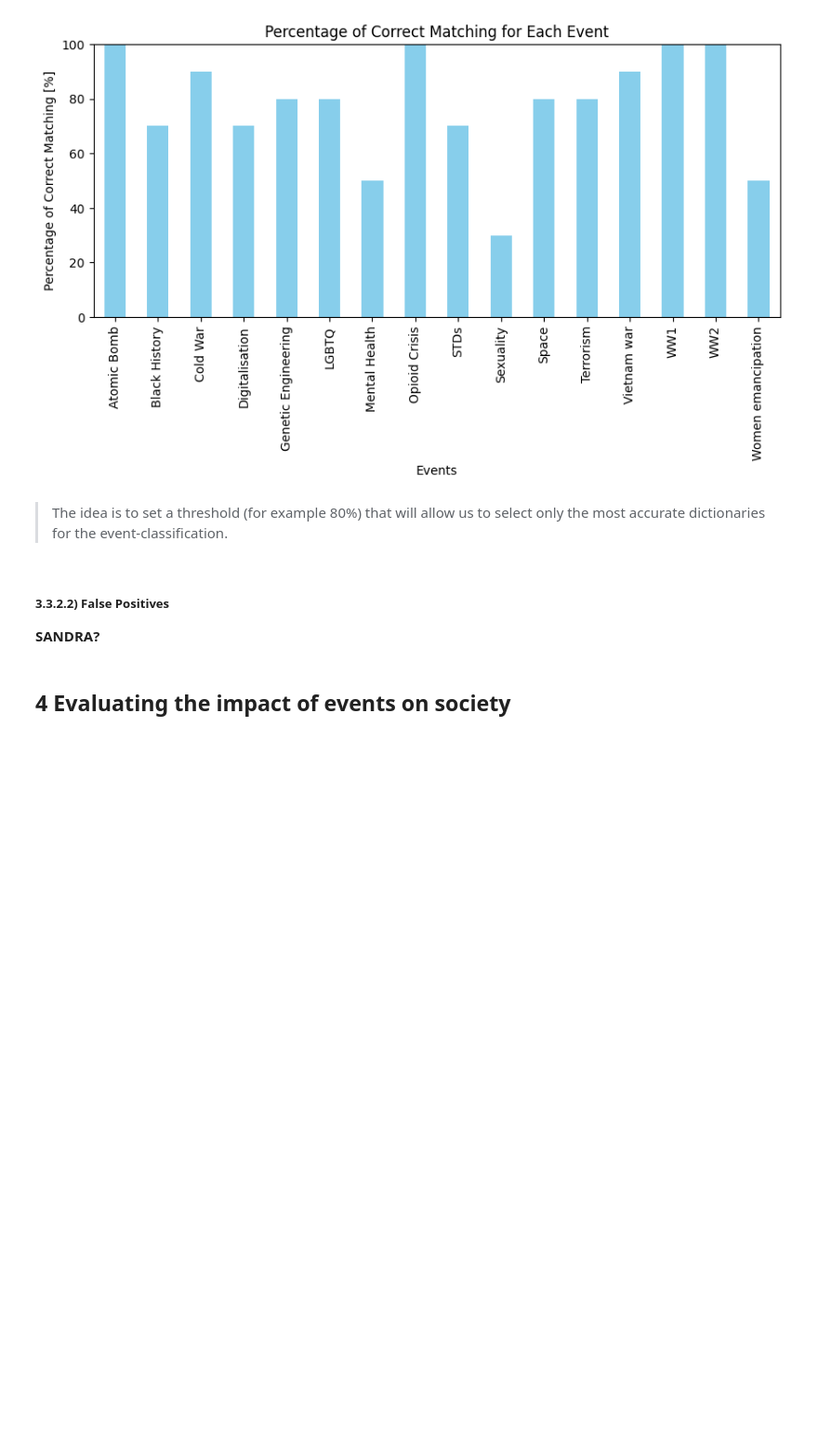
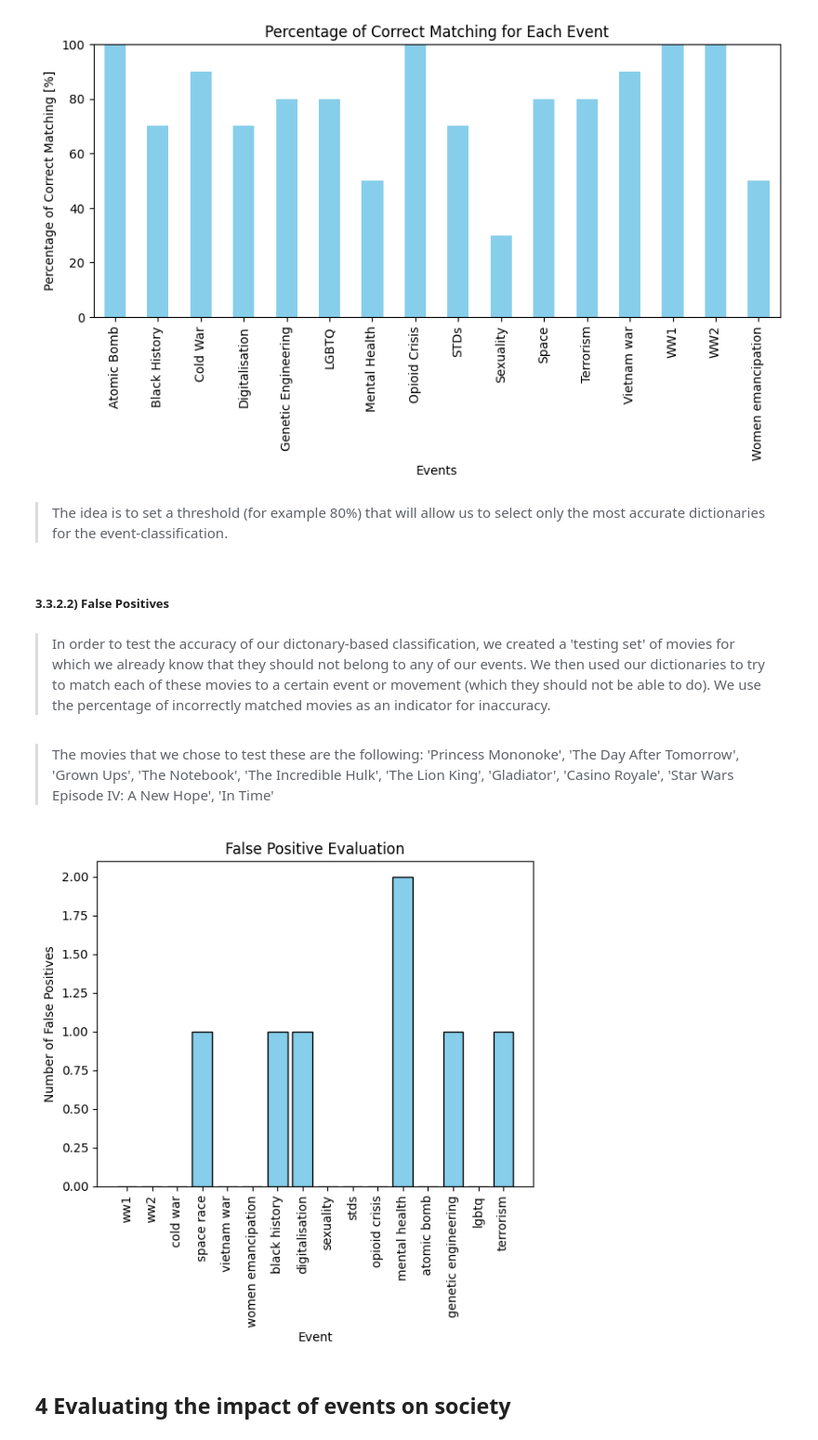
Before and after one commit to epfl-ada/ada-2023-project-onsecalme123, a Jupyter notebook: milestone2.ipynb, the cells around one changed output. Shown at 93% size. Drawn from its saved outputs; the diff is of its cells as text; code cells hidden in the pictures; blank space fills up the shorter version.

Commit message:
addition of tests for false positives, Sandra

```diff
--- a/milestone2.ipynb
+++ b/milestone2.ipynb
@@ -895,4 +895,8 @@ plt.show()
 >The idea is to set a threshold (for example 80%) that will allow us to select only the most accurate dictionaries for the event-classification.
 # %% [markdown]
 ##### 3.3.2.2) False Positives
-**SANDRA?**
+# %% [markdown]
+>In order to test the accuracy of our dictonary-based classification, we created a 'testing set' of movies for which we already know that they should not belong to any of our events. We then used our dictionaries to try to match each of these movies to a certain event or movement (which they should not be able to do). We use the percentage of incorrectly matched movies as an indicator for inaccuracy.
+# %% [markdown]
+> The movies that we chose to test these are the following:
+>'Princess Mononoke', 'The Day After Tomorrow', 'Grown Ups', 'The Notebook', 'The Incredible Hulk', 'The Lion King', 'Gladiator', 'Casino Royale', 'Star Wars Episode IV: A New Hope', 'In Time'
@@ -899,3 +960,19 @@ plt.show()
+# %%
+# Plotting the False positives for each event
+
+false_positives = [ww1_false_positive, ww2_false_positive, cold_war_false_positive, space_race_false_positive, vietnam_war_false_positive, women_emancipation_false_positive, black_history_false_positive, digitalisation_false_positive, sexuality_false_positive, stds_false_positive, opioid_crisis_false_positive, mental_health_false_positive, atomic_bomb_false_positive, genetic_engineering_false_positive, lgbtq_false_positive, terrorism_false_positive]
+x_labels = ['ww1', 'ww2', 'cold war', 'space race', 'vietnam war', 'women emancipation', 'black history', 'digitalisation', 'sexuality', 'stds', 'opioid crisis', 'mental health', 'atomic bomb', 'genetic engineering', 'lgbtq', 'terrorism']
+
+
+plt.bar(x_labels, false_positives, color='skyblue', edgecolor='black')
+plt.xlabel('Event')
+plt.ylabel('Number of False Positives')
+plt.title('False Positive Evaluation')
+
+plt.xticks(rotation='vertical')
+plt.show()
+# %% [output]
+[figure, added]
 # %% [markdown]
 ## 4 Evaluating the impact of events on society
 # %% [markdown]
```
Also changed, not shown: parts of 1 cell of this notebook.
